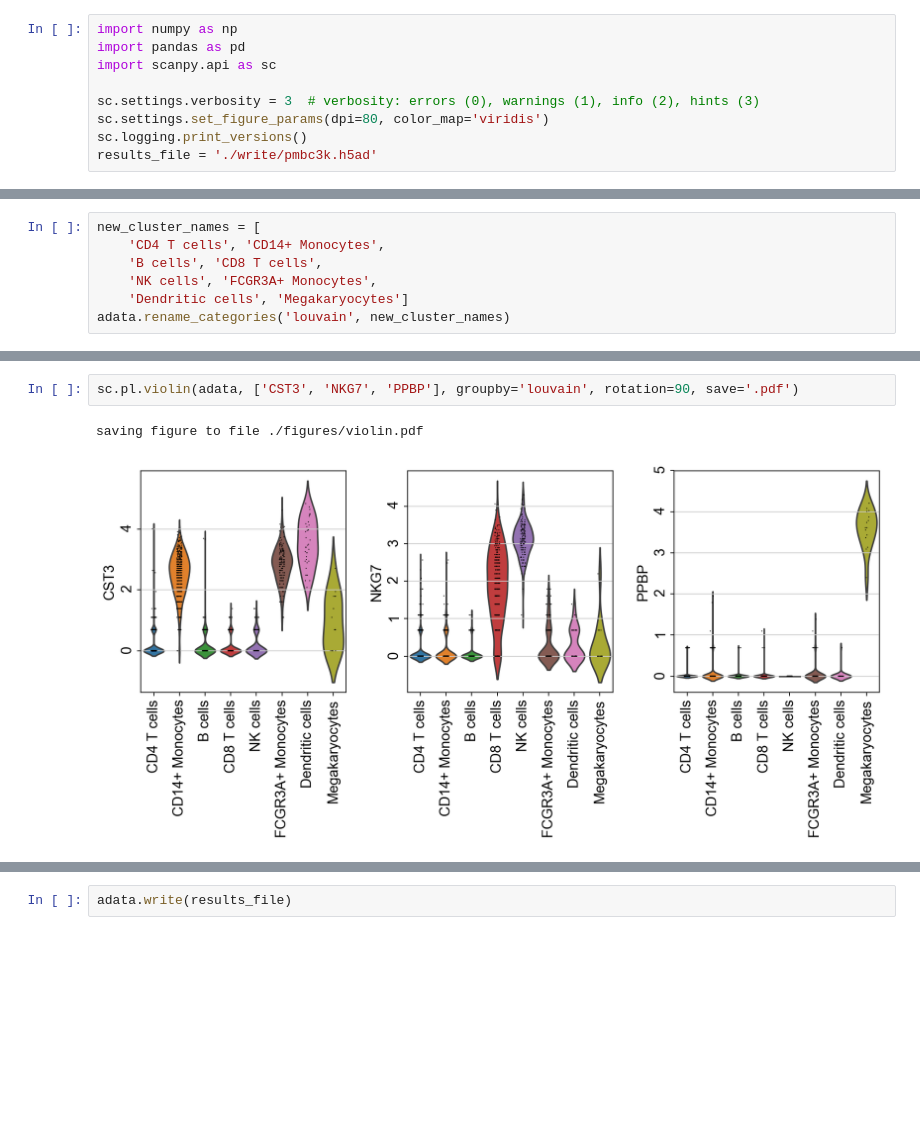
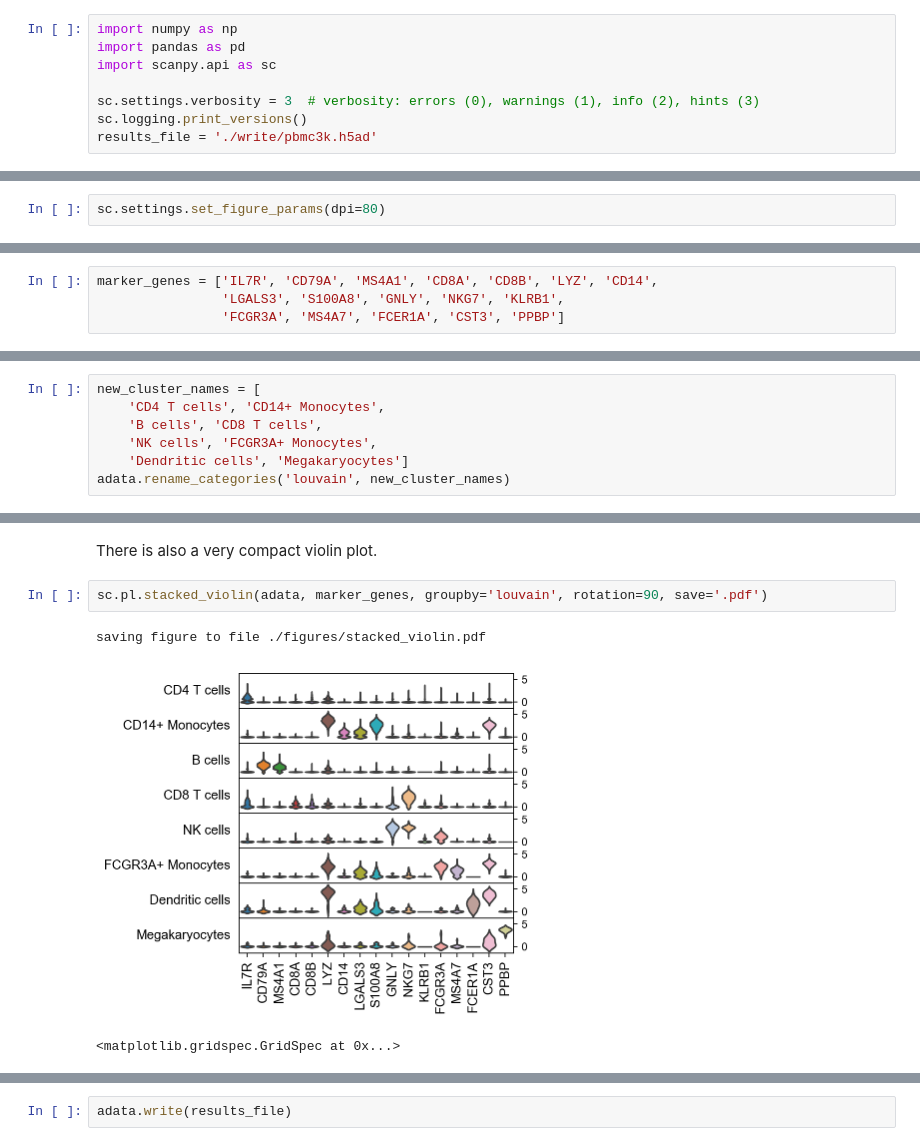
Before and after one commit to scverse/scanpy_usage, a Jupyter notebook: 170505_seurat/seurat.ipynb, the cells around one changed output, grey strips where cells are left out. Drawn from its saved outputs; the diff is of its cells as text; blank space fills up the shorter version.

```diff
--- a/170505_seurat/seurat.ipynb
+++ b/170505_seurat/seurat.ipynb
@@ -13,7 +12,6 @@ import pandas as pd
 import scanpy.api as sc
 
 sc.settings.verbosity = 3  # verbosity: errors (0), warnings (1), info (2), hints (3)
-sc.settings.set_figure_params(dpi=80, color_map='viridis')
 sc.logging.print_versions()
-results_file = './write/pmbc3k.h5ad'
+results_file = './write/pbmc3k.h5ad'
 # %% [output]
@@ -21,3 +19,5 @@ scanpy==1.1 anndata==0.6.4 numpy==1.13.1 scipy==1.0.0 pandas==0.22.0 scikit-lear
+# %%
+sc.settings.set_figure_params(dpi=80)
 # %%
 path = './data/pbmc3k_filtered_gene_bc_matrices/hg19/'
 adata = sc.read(path + 'matrix.mtx', cache=True).T  # transpose the data
@@ -252,3 +255,7 @@ Louvain Group | Markers | Cell Type
+# %%
+marker_genes = ['IL7R', 'CD79A', 'MS4A1', 'CD8A', 'CD8B', 'LYZ', 'CD14',
+                'LGALS3', 'S100A8', 'GNLY', 'NKG7', 'KLRB1',
+                'FCGR3A', 'MS4A7', 'FCER1A', 'CST3', 'PPBP']
 # %% [markdown]
 Show the 10 top ranked genes per cluster 0, 1, ..., 7 in a dataframe.
 # %%
@@ -320,5 +334,8 @@ saving figure to file ./figures/tsne.pdf
+# %% [markdown]
+There is also a very compact violin plot.
 # %%
-sc.pl.violin(adata, ['CST3', 'NKG7', 'PPBP'], groupby='louvain', rotation=90, save='.pdf')
+sc.pl.stacked_violin(adata, marker_genes, groupby='louvain', rotation=90, save='.pdf')
 # %% [output]
-saving figure to file ./figures/violin.pdf
+saving figure to file ./figures/stacked_violin.pdf
-[figure, old version]
+[figure, new version]
+<matplotlib.gridspec.GridSpec at 0x...>
```
Also changed, not shown: parts of 63 cells of this notebook.
